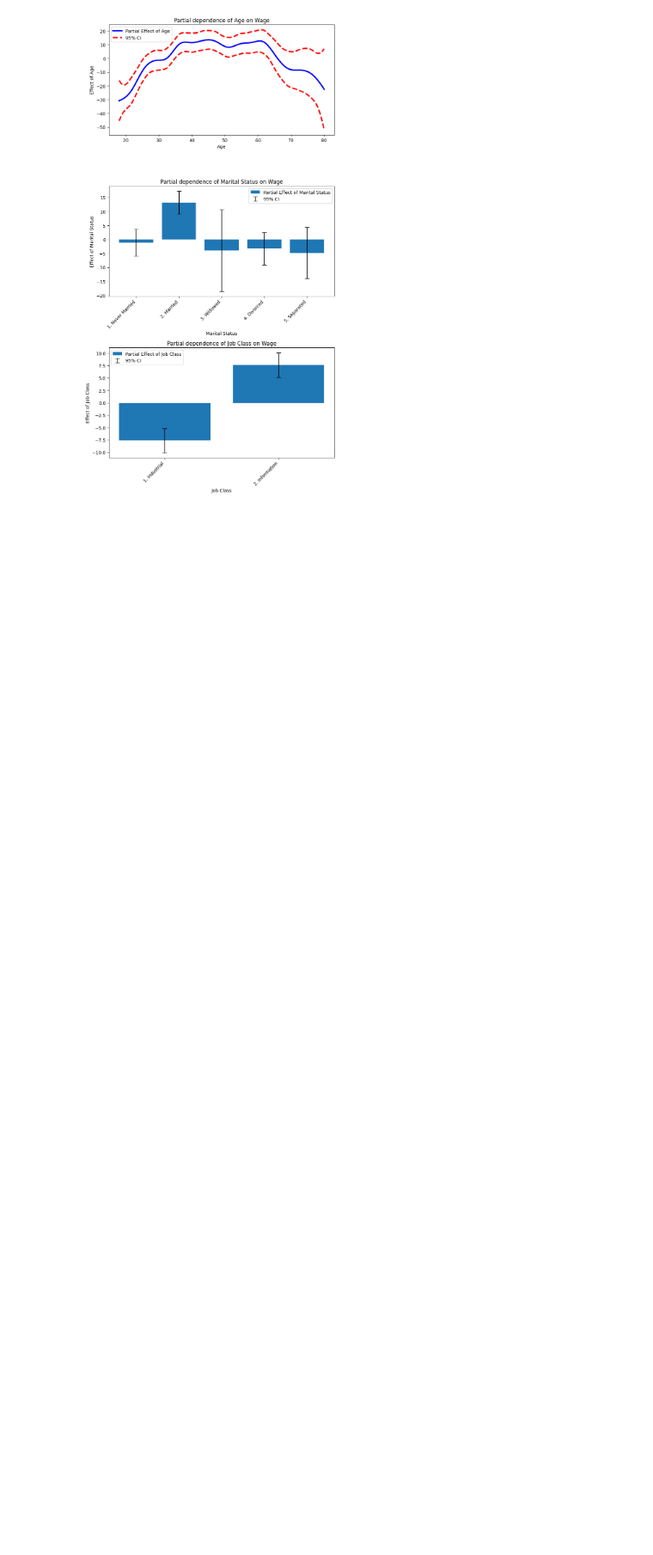
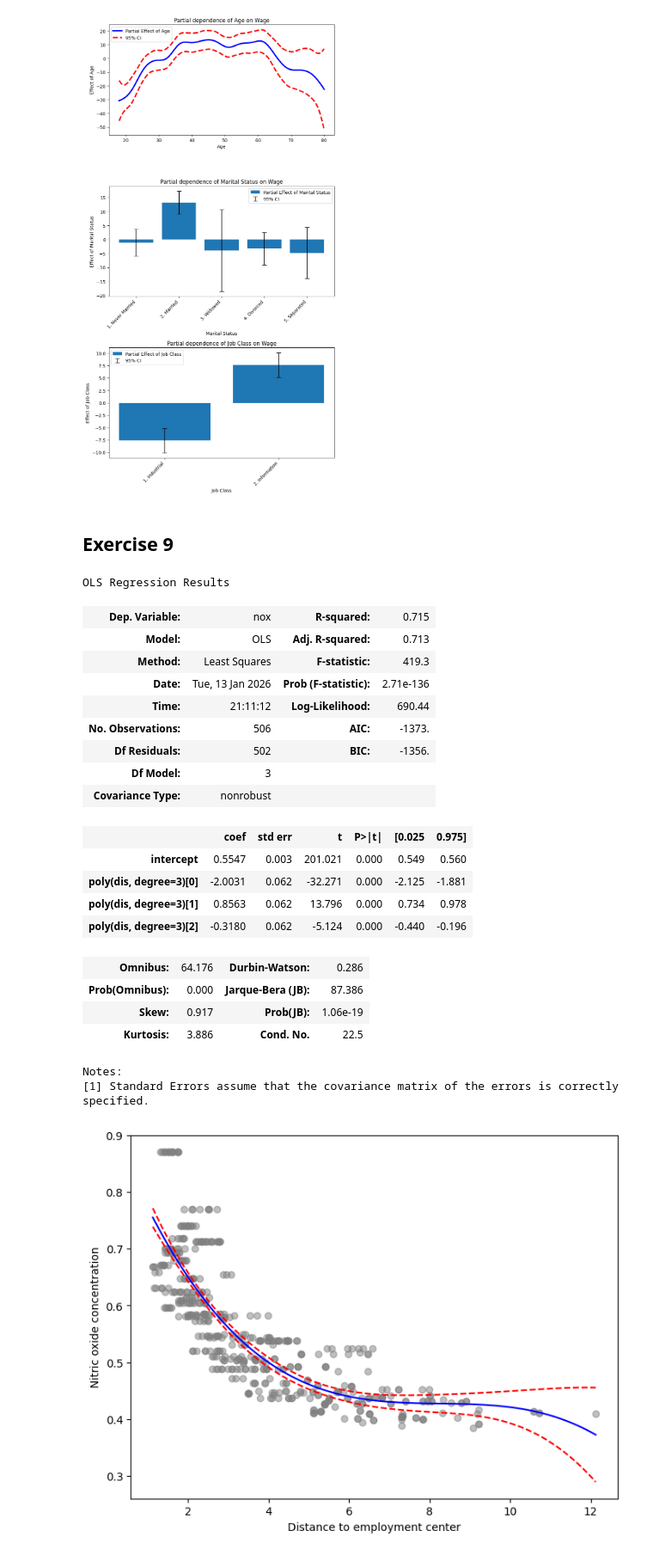
Before and after one commit to nhitran-00/ISL, a Jupyter notebook: chapter_7.ipynb, the cells around one changed output. Shown at 86% size. Saved outputs shown, nothing was run; the diff lists cells and outputs as text; code cells hidden in the pictures; blank space fills up the shorter version.

```diff
--- a/chapter_7.ipynb
+++ b/chapter_7.ipynb
@@ -450,3 +452,51 @@ plt.tight_layout()
 plt.show()
 # %% [output]
 [figure]
+# %% [markdown]
+## Exercise 9
+# %%
+Boston = load_data('Boston')
+y = Boston['nox']
+X = Boston['dis']
+
+# a
+# fit cubic model using poly
+poly_dis = MS([poly('dis', degree=3)]).fit(Boston)
+model = sm.OLS(y, poly_dis.transform(Boston)).fit()
+display(model.summary())
+
+# visualize the fit
+x_vis = np.linspace(Boston['dis'].min(), Boston['dis'].max(), 100)
+preds = model.get_prediction(poly_dis.transform(pd.DataFrame({'dis': x_vis})))
+conf_int = preds.conf_int(alpha=0.05)
+
+fig, ax = plt.subplots(figsize=(8, 6))
+ax.scatter(X, y, c='gray',alpha=0.5)
+for val, ls in zip([preds.predicted_mean, conf_int[:, 0], conf_int[:, 1]], ['b-', 'r--', 'r--']):
+    ax.plot(x_vis, val, ls)
+ax.set_xlabel('Distance to employment center')
+ax.set_ylabel('Nitric oxide concentration')
+plt.show()
+# %% [output]
+OLS Regression Results
+| Dep. Variable: | nox | R-squared: | 0.715 |
+| Model: | OLS | Adj. R-squared: | 0.713 |
+| Method: | Least Squares | F-statistic: | 419.3 |
+| Date: | Tue, 13 Jan 2026 | Prob (F-statistic): | 2.71e-136 |
+| Time: | 21:11:12 | Log-Likelihood: | 690.44 |
+| No. Observations: | 506 | AIC: | -1373. |
+| Df Residuals: | 502 | BIC: | -1356. |
+| Df Model: | 3 |  |  |
+| Covariance Type: | nonrobust |  |  |
+|  | coef | std err | t | P>|t| | [0.025 | 0.975] |
+| intercept | 0.5547 | 0.003 | 201.021 | 0.000 | 0.549 | 0.560 |
+| poly(dis, degree=3)[0] | -2.0031 | 0.062 | -32.271 | 0.000 | -2.125 | -1.881 |
+| poly(dis, degree=3)[1] | 0.8563 | 0.062 | 13.796 | 0.000 | 0.734 | 0.978 |
+| poly(dis, degree=3)[2] | -0.3180 | 0.062 | -5.124 | 0.000 | -0.440 | -0.196 |
+| Omnibus: | 64.176 | Durbin-Watson: | 0.286 |
+| Prob(Omnibus): | 0.000 | Jarque-Bera (JB): | 87.386 |
+| Skew: | 0.917 | Prob(JB): | 1.06e-19 |
+| Kurtosis: | 3.886 | Cond. No. | 22.5 |
+Notes:
+[1] Standard Errors assume that the covariance matrix of the errors is correctly specified.
+[figure, added]
```
Also changed, not shown: parts of 1 cell of this notebook.
